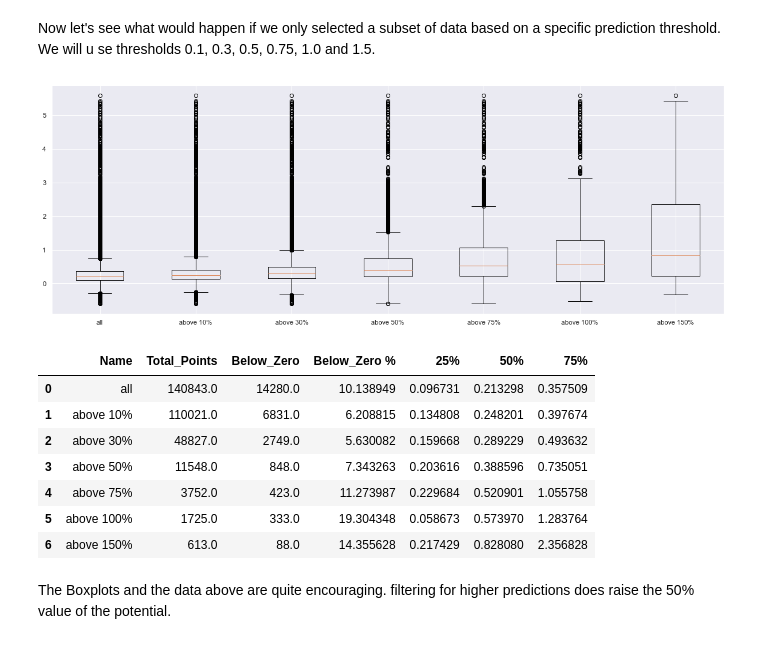
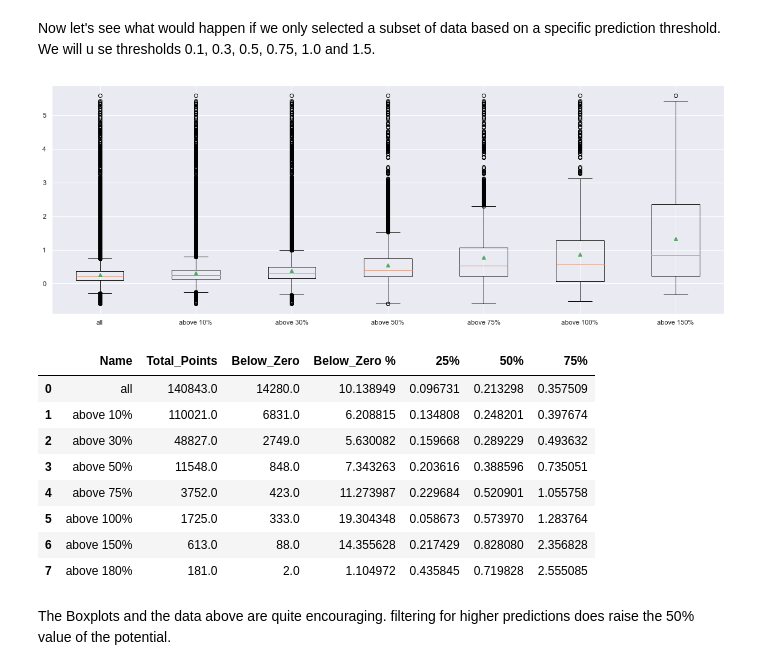
Before and after one commit to HansjoergW/bfh_mt_hs2020_robo_advisor, a Jupyter notebook: 02_train_base_model.ipynb, the cells around one changed output. Drawn from its saved outputs; the diff is of its cells as text; code cells hidden in the pictures.

```diff
--- a/02_train_base_model.ipynb
+++ b/02_train_base_model.ipynb
@@ -25,6 +25,7 @@ combine_data_folder = trainingset_folder + "combined/"
 combined_data_file = trainingset_folder + "/all_combine_data"
 
 model_folder = "D:/data_mt/10_models/"
+model_name   = "02_base_model"
 # %% [markdown]
 ## 01_Tools
 # %%
@@ -148,7 +149,7 @@ print('maxDepth - ', pip_model.getOrDefault('maxDepth'))
 # %%
 # Load Model
 from pyspark.ml import PipelineModel
-cvModel = PipelineModel.load(model_folder + "model_01")
+cvModel = PipelineModel.load(model_folder + model_name)
 # %% [markdown]
 ### check predictions
 # %%
@@ -251,9 +262,12 @@ pred_min_50 = filter_based_prediction(rfResult, 0.5)
 pred_min_75 = filter_based_prediction(rfResult, 0.75)
 pred_min_100 = filter_based_prediction(rfResult, 1.0)
 pred_min_150 = filter_based_prediction(rfResult, 1.5)
+pred_min_180 = filter_based_prediction(rfResult, 1.8)
 
-data_sets = [pred_all, pred_min_10, pred_min_30, pred_min_50, pred_min_75, pred_min_100, pred_min_150]
+data_sets = [pred_all, pred_min_10, pred_min_30, pred_min_50, pred_min_75, pred_min_100, pred_min_150,]
 labels = ['all', 'above 10%', 'above 30%','above 50%','above 75%','above 100%','above 150%']
+#data_sets = [pred_all, pred_min_10, pred_min_30, pred_min_50, pred_min_75, pred_min_100, pred_min_150, pred_min_180]
+#labels = ['all', 'above 10%', 'above 30%','above 50%','above 75%','above 100%','above 150%', 'above 180%']
 # %%
 def calculate_zero_comparison(name, df):
     points_total = df.shape[0]
@@ -267,12 +281,12 @@ zero_compare = pd.DataFrame(data, columns =['Name', 'Total_Points', 'Below_Zero'
 # %%
 data = [x.r_potential.tolist() for x in data_sets]
 
 fig, ax = plt.subplots(figsize=(20,7))
-ax.boxplot(data)
+ax.boxplot(data, showmeans=True)
 plt.xticks(np.arange(len(labels))+1,labels)
 plt.show()
 # %% [output]
-[figure, old version]
+[figure, new version]
 # %%
 zero_compare
 # %% [output]
@@ -284,6 +298,7 @@ zero_compare
 | 4 | above 75% | 3752.0 | 423.0 | 11.273987 | 0.229684 | 0.520901 | 1.055758 |
 | 5 | above 100% | 1725.0 | 333.0 | 19.304348 | 0.058673 | 0.573970 | 1.283764 |
 | 6 | above 150% | 613.0 | 88.0 | 14.355628 | 0.217429 | 0.828080 | 2.356828 |
+| 7 | above 180% | 181.0 | 2.0 | 1.104972 | 0.435845 | 0.719828 | 2.555085 |
 # %% [markdown]
 The Boxplots and the data above are quite encouraging. filtering for higher predictions does raise the 50% value of the potential.
 # %% [markdown]
```
Also changed, not shown: parts of 9 cells of this notebook, 4 other files.
